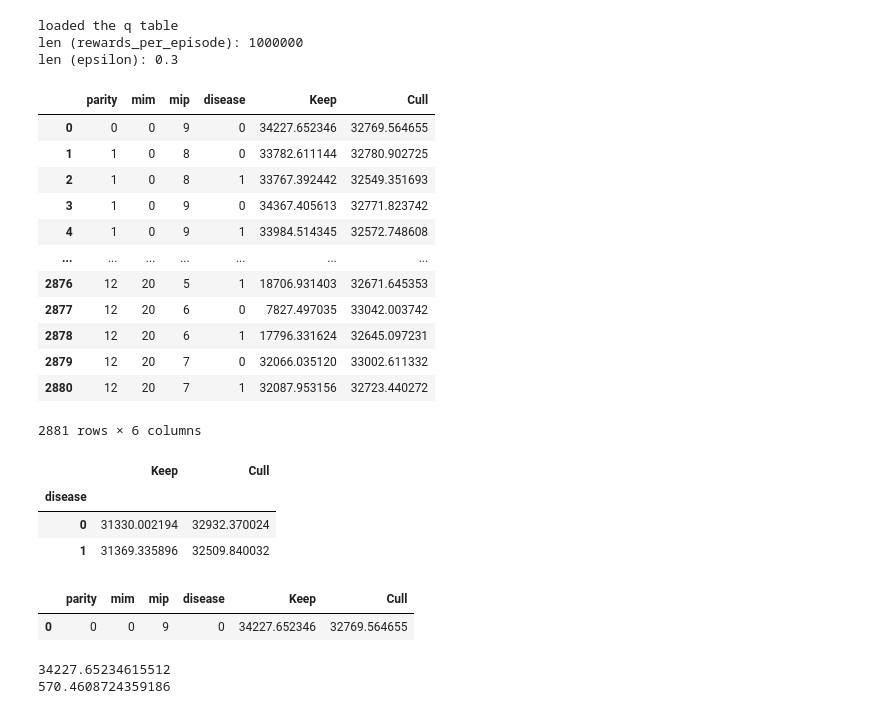
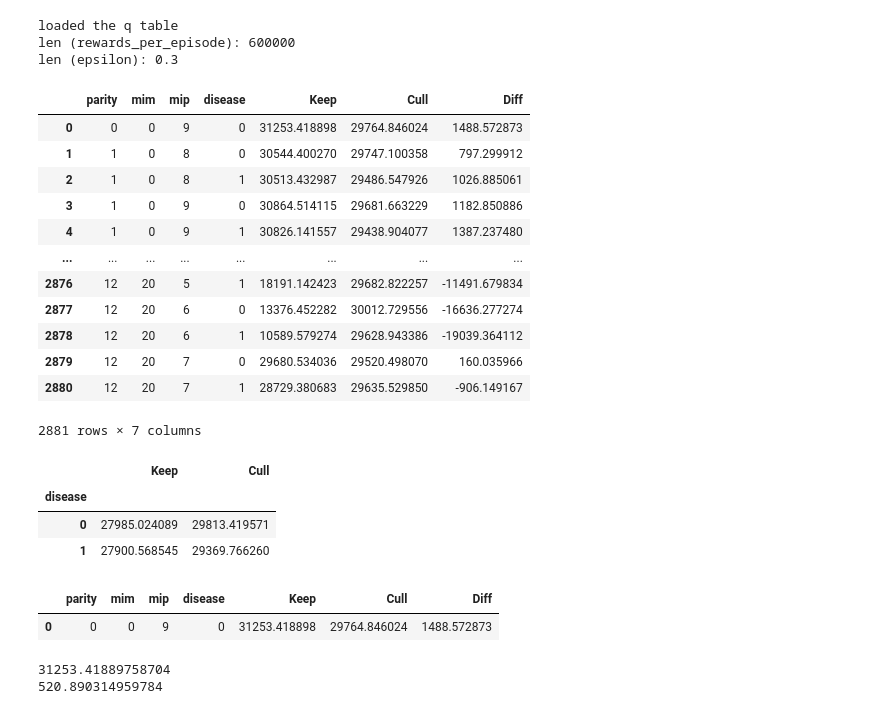
Before and after one commit to YijingGong/RL_cow_culling, a Jupyter notebook: Untitled.ipynb, the cells around one changed output. Drawn from its saved outputs; the diff is of its cells as text; code cells hidden in the pictures.

```diff
--- a/Untitled.ipynb
+++ b/Untitled.ipynb
@@ -53,31 +87,33 @@ def load_q_table_no_sick(filename):
 # %%
-df = load_q_table("q_table_afterSlaughterDebug.pkl") # "q_table_afterSlaughterDebug.pkl" is afterSlaughterDebug, and with disease
+# df = load_q_table("q_table_afterSlaughterDebug.pkl") # "q_table_afterSlaughterDebug.pkl" is afterSlaughterDebug, and with disease
+df = load_q_table("outputs/q_table_sick_60w.pkl") # "q_table_afterSlaughterDebug.pkl" is afterSlaughterDebug, and with disease
+
 df
 # %% [output]
 loaded the q table
-len (rewards_per_episode): 1000000
+len (rewards_per_episode): 600000
 len (epsilon): 0.3
-|  | parity | mim | mip | disease | Keep | Cull |
-| 0 | 0 | 0 | 9 | 0 | 34227.652346 | 32769.564655 |
-| 1 | 1 | 0 | 8 | 0 | 33782.611144 | 32780.902725 |
-| 2 | 1 | 0 | 8 | 1 | 33767.392442 | 32549.351693 |
-| 3 | 1 | 0 | 9 | 0 | 34367.405613 | 32771.823742 |
-| 4 | 1 | 0 | 9 | 1 | 33984.514345 | 32572.748608 |
-| ... | ... | ... | ... | ... | ... | ... |
-| 2876 | 12 | 20 | 5 | 1 | 18706.931403 | 32671.645353 |
-| 2877 | 12 | 20 | 6 | 0 | 7827.497035 | 33042.003742 |
-| 2878 | 12 | 20 | 6 | 1 | 17796.331624 | 32645.097231 |
-| 2879 | 12 | 20 | 7 | 0 | 32066.035120 | 33002.611332 |
-| 2880 | 12 | 20 | 7 | 1 | 32087.953156 | 32723.440272 |
+|  | parity | mim | mip | disease | Keep | Cull | Diff |
+| 0 | 0 | 0 | 9 | 0 | 31253.418898 | 29764.846024 | 1488.572873 |
+| 1 | 1 | 0 | 8 | 0 | 30544.400270 | 29747.100358 | 797.299912 |
+| 2 | 1 | 0 | 8 | 1 | 30513.432987 | 29486.547926 | 1026.885061 |
+| 3 | 1 | 0 | 9 | 0 | 30864.514115 | 29681.663229 | 1182.850886 |
+| 4 | 1 | 0 | 9 | 1 | 30826.141557 | 29438.904077 | 1387.237480 |
+| ... | ... | ... | ... | ... | ... | ... | ... |
+| 2876 | 12 | 20 | 5 | 1 | 18191.142423 | 29682.822257 | -11491.679834 |
+| 2877 | 12 | 20 | 6 | 0 | 13376.452282 | 30012.729556 | -16636.277274 |
+| 2878 | 12 | 20 | 6 | 1 | 10589.579274 | 29628.943386 | -19039.364112 |
+| 2879 | 12 | 20 | 7 | 0 | 29680.534036 | 29520.498070 | 160.035966 |
+| 2880 | 12 | 20 | 7 | 1 | 28729.380683 | 29635.529850 | -906.149167 |
-2881 rows × 6 columns
+2881 rows × 7 columns
 # %%
 df_grouped = df.groupby('disease').mean()[['Keep','Cull']]
 df_grouped
 # %% [output]
 |  | Keep | Cull |
 | disease |  |  |
-| 0 | 31330.002194 | 32932.370024 |
-| 1 | 31369.335896 | 32509.840032 |
+| 0 | 27985.024089 | 29813.419571 |
+| 1 | 27900.568545 | 29369.766260 |
 # %%
 # value of a replacement heifer (keeping) is
 display(df[df['parity'] == 0])
@@ -85,10 +121,10 @@ replacement_value = df[df['parity'] == 0]['Keep'][0]
 print(replacement_value) # <- this value is the expected max outcome of having this animal
 print(replacement_value/60) # <- to month
 # %% [output]
-|  | parity | mim | mip | disease | Keep | Cull |
-| 0 | 0 | 0 | 9 | 0 | 34227.652346 | 32769.564655 |
+|  | parity | mim | mip | disease | Keep | Cull | Diff |
+| 0 | 0 | 0 | 9 | 0 | 31253.418898 | 29764.846024 | 1488.572873 |
-34227.65234615512
-570.4608724359186
+31253.41889758704
+520.890314959784
 # %%
 # parity = 1
 # Open cows
```
Also changed, not shown: parts of 24 cells of this notebook, 13 other files.
